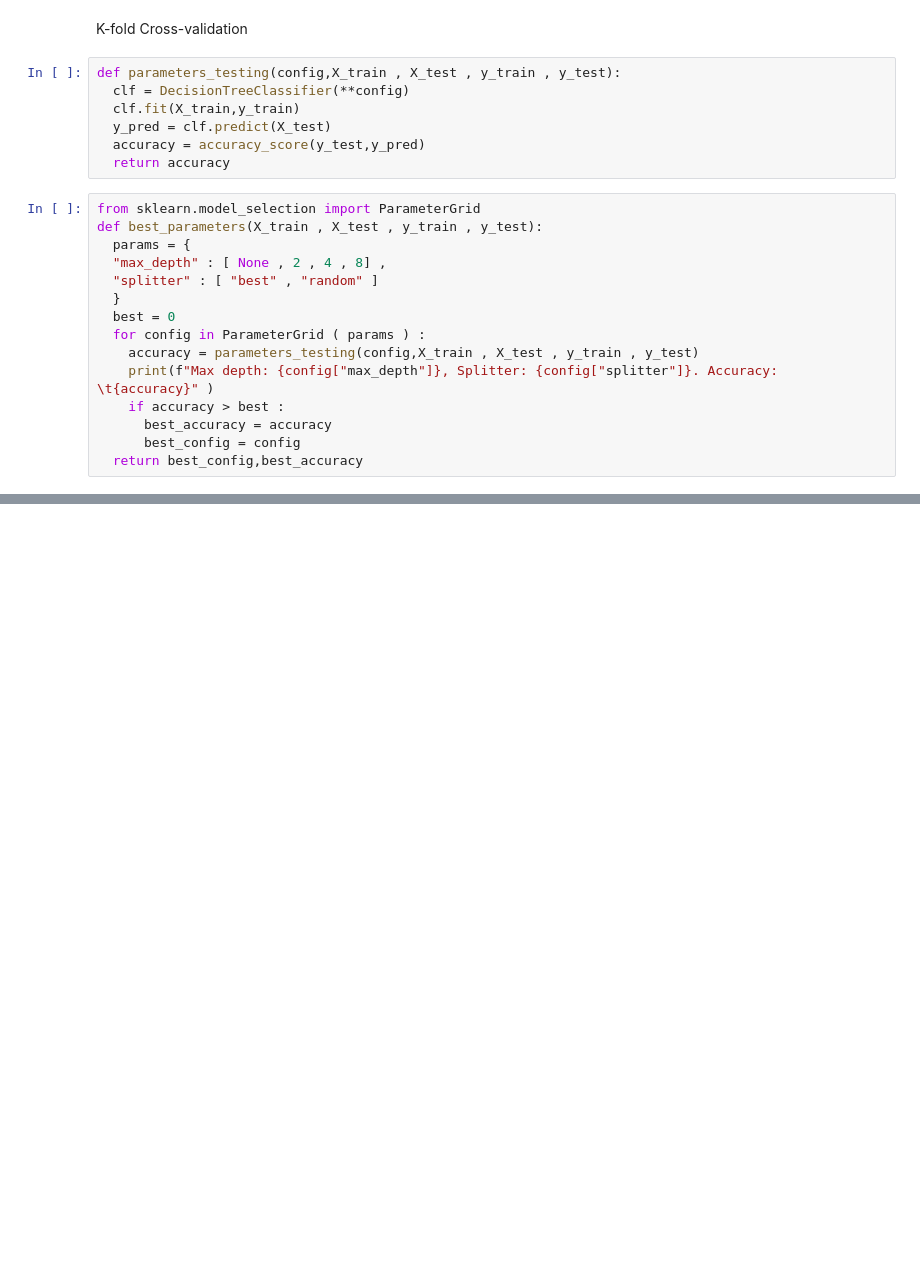
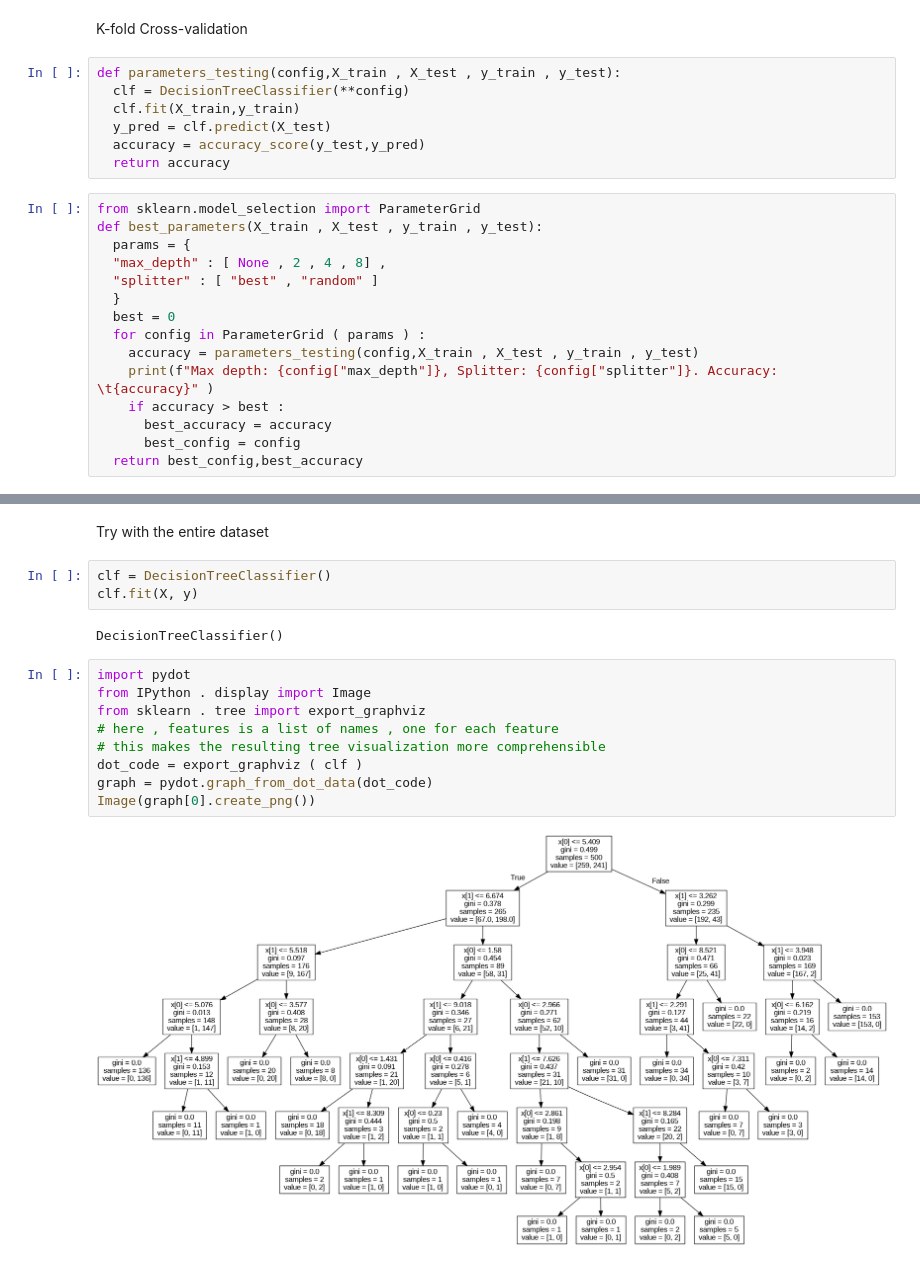
Before and after one commit to maurilanzo/Data-Science-Lab, a Jupyter notebook: ds-labs/lab4/lab04_ds.ipynb, the cells around one changed output, grey strips where cells are left out. Cells and saved outputs as stored; diff of their text form; blank space fills up the shorter version.

```diff
--- a/ds-labs/lab4/lab04_ds.ipynb
+++ b/ds-labs/lab4/lab04_ds.ipynb
@@ -168,0 +276,18 @@ ValueError: Number of labels=7 does not match number of samples=28
+# %% [markdown]
+Try with the entire dataset
+# %%
+clf = DecisionTreeClassifier()
+clf.fit(X, y)
+# %% [output]
+DecisionTreeClassifier()
+# %%
+import pydot
+from IPython . display import Image
+from sklearn . tree import export_graphviz
+# here , features is a list of names , one for each feature
+# this makes the resulting tree visualization more comprehensible
+dot_code = export_graphviz ( clf )
+graph = pydot.graph_from_dot_data(dot_code)
+Image(graph[0].create_png())
+# %% [output]
+[figure, added]
```
Also changed, not shown: parts of 14 cells of this notebook.
